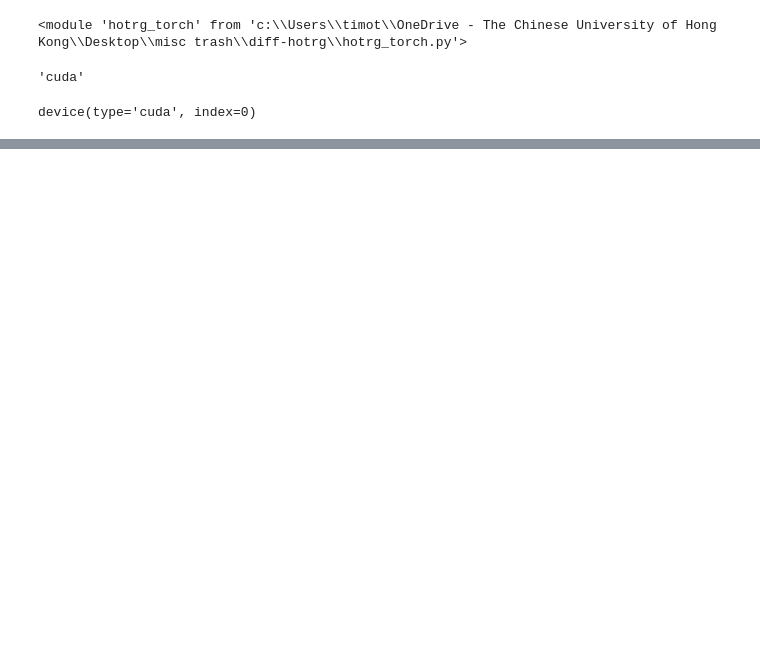
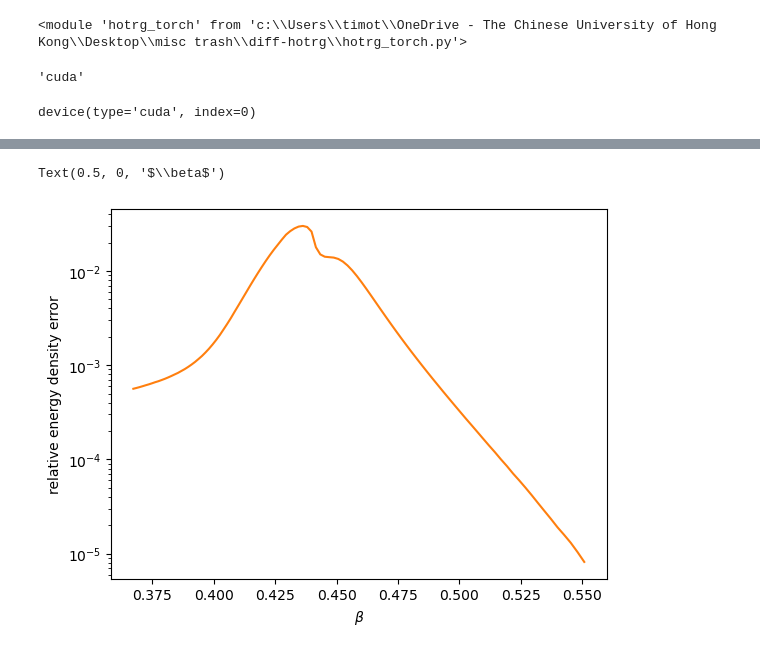
Before and after one commit to timothy-ymchan/diff-hotrg, a Jupyter notebook: hotrg_runs.ipynb, the cells around one changed output, grey strips where cells are left out. Cells and saved outputs as stored; diff of their text form; code cells hidden in the pictures; blank space fills up the shorter version.

```diff
--- a/hotrg_runs.ipynb
+++ b/hotrg_runs.ipynb
@@ -78,0 +131,12 @@ plt.plot(1/T,E,marker='o')
+# %%
+# Energy error
+E_RG = Ts*Ts*dlnZdT_RG
+E_th = Ts*Ts*dlnZdT_th
+
+plt.plot(1/Ts,np.abs((E_RG-E_th)/E_th),color='tab:orange')
+plt.yscale('log')
+plt.ylabel('relative energy density error')
+plt.xlabel(r'$\beta$')
+# %% [output]
+Text(0.5, 0, '$\\beta$')
+[figure, added]
```
Also changed, not shown: parts of 14 cells of this notebook, 6 other files.
